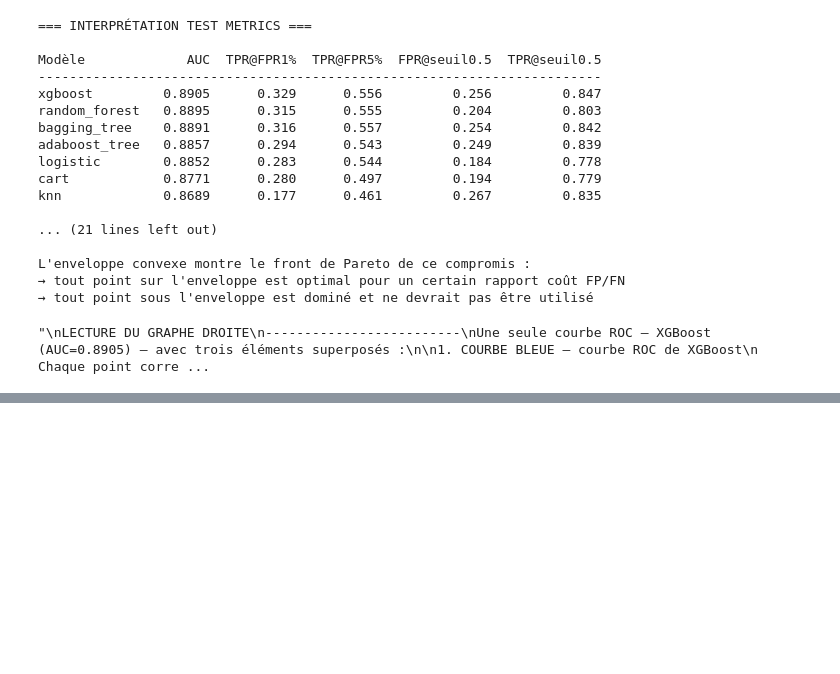
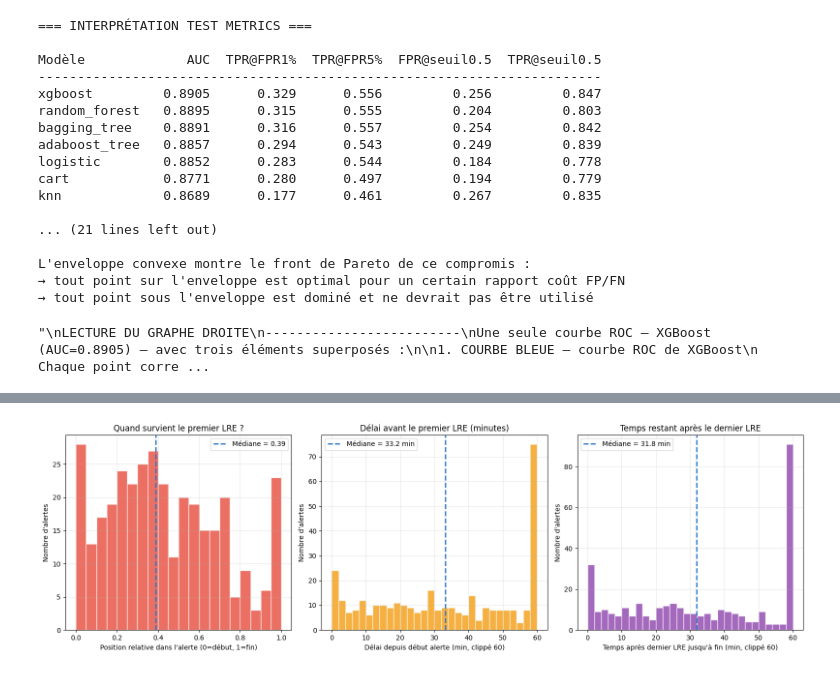
Before and after one commit to N-Mehdi/Dataverse, a Jupyter notebook: data/exploration.ipynb, the cells around one changed output, grey strips where cells are left out. Cells and saved outputs as stored; diff of their text form; code cells hidden in the pictures; blank space fills up the shorter version.

```diff
--- a/data/exploration.ipynb
+++ b/data/exploration.ipynb
@@ -1625,0 +2022,50 @@ CONCLUSION :
+# %%
+# %%
+# Visualisation
+
+fig, axes = plt.subplots(1, 3, figsize=(16, 5))
+
+# Distribution position relative du premier LRE
+axes[0].hist(timing_df["pos_premier_lre"], bins=20,
+             color="#e74c3c", alpha=0.8, edgecolor="white")
+axes[0].axvline(timing_df["pos_premier_lre"].median(),
+                color="#3078c8", linestyle="--", linewidth=2,
+                label=f"Médiane = {timing_df['pos_premier_lre'].median():.2f}")
+axes[0].set_xlabel("Position relative dans l'alerte (0=début, 1=fin)")
+axes[0].set_ylabel("Nombre d'alertes")
+axes[0].set_title("Quand survient le premier LRE ?")
+axes[0].legend()
+axes[0].grid(alpha=0.3)
+
+# Délai en minutes avant le premier LRE
+axes[1].hist(timing_df["delai_premier_lre_min"].clip(upper=60),
+             bins=30, color="#f39c12", alpha=0.8, edgecolor="white")
+axes[1].axvline(timing_df["delai_premier_lre_min"].median(),
+                color="#3078c8", linestyle="--", linewidth=2,
+                label=f"Médiane = {timing_df['delai_premier_lre_min'].median():.1f} min")
+axes[1].set_xlabel("Délai depuis début alerte (min, clippé 60)")
+axes[1].set_ylabel("Nombre d'alertes")
+axes[1].set_title("Délai avant le premier LRE (minutes)")
+axes[1].legend()
+axes[1].grid(alpha=0.3)
+
+# Temps restant après le dernier LRE
+axes[2].hist(timing_df["temps_apres_dernier_lre_min"].clip(upper=60),
+             bins=30, color="#8e44ad", alpha=0.8, edgecolor="white")
+axes[2].axvline(timing_df["temps_apres_dernier_lre_min"].median(),
+                color="#3078c8", linestyle="--", linewidth=2,
+                label=f"Médiane = {timing_df['temps_apres_dernier_lre_min'].median():.1f} min")
+axes[2].set_xlabel("Temps après dernier LRE jusqu'à fin (min, clippé 60)")
+axes[2].set_ylabel("Nombre d'alertes")
+axes[2].set_title("Temps restant après le dernier LRE")
+axes[2].legend()
+axes[2].grid(alpha=0.3)
+
+plt.tight_layout()
+plt.savefig(
+    "/home/onyxia/work/Dataverse/Dataverse/output/lre_timing.png",
+    dpi=130, bbox_inches="tight"
+)
+plt.show()
+# %% [output]
+[figure, added]
```
Also changed, not shown: parts of 19 cells of this notebook, 5 other files.
